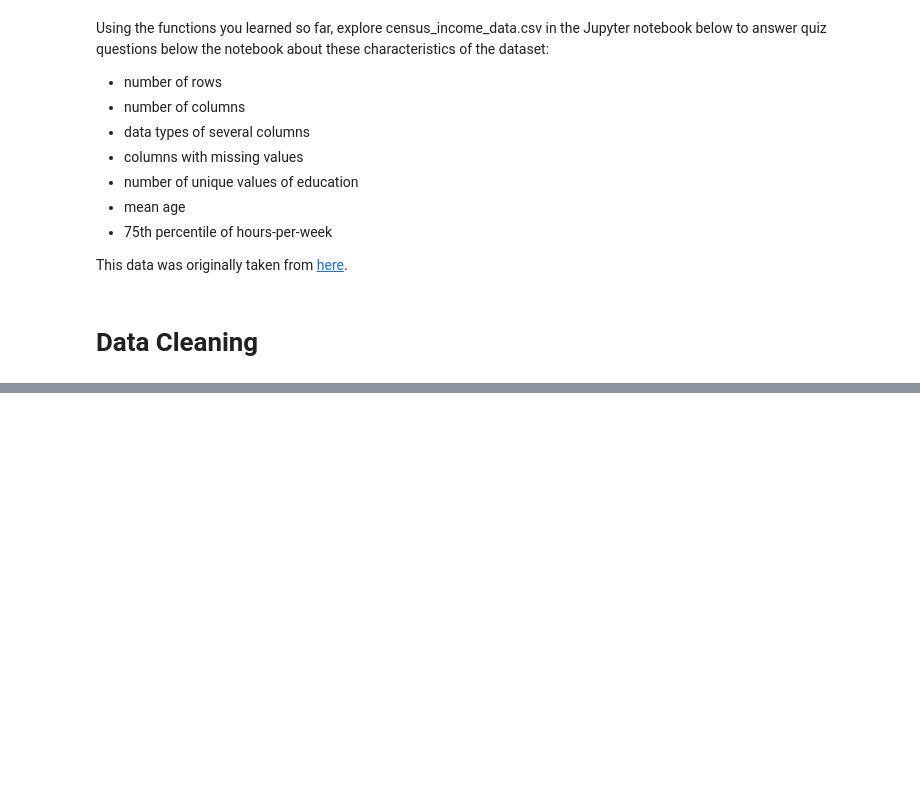
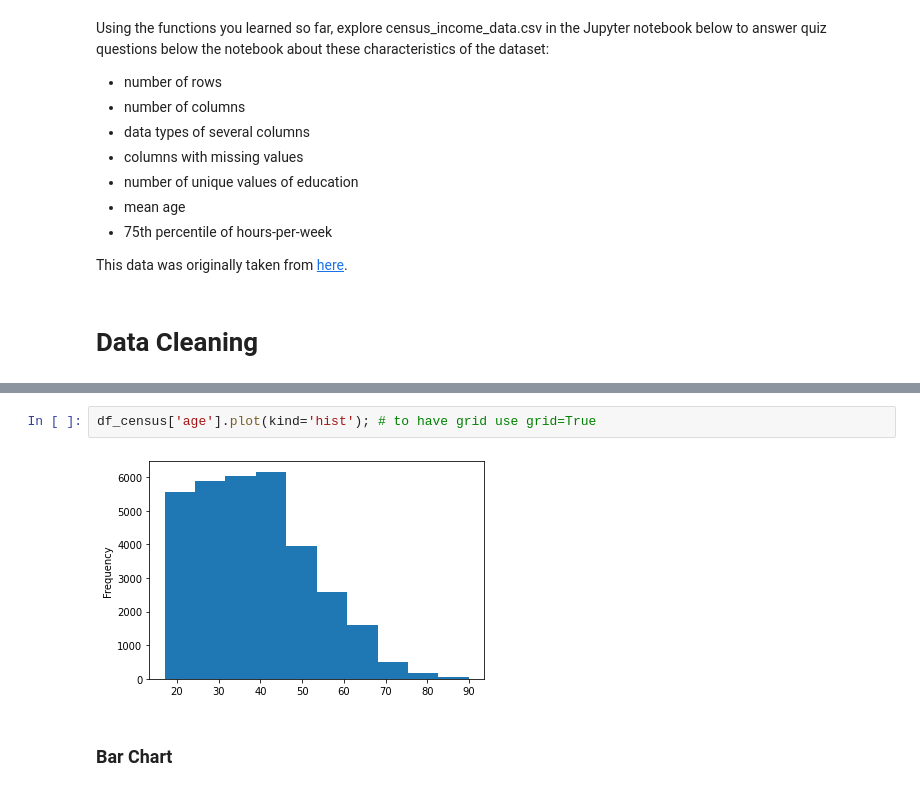
Before and after one commit to alihussainia/Data-Wrangling, a Jupyter notebook: DataWrangling.ipynb, the cells around one changed output, grey strips where cells are left out. Saved outputs shown, nothing was run; the diff lists cells and outputs as text; blank space fills up the shorter version.

```diff
--- a/DataWrangling.ipynb
+++ b/DataWrangling.ipynb
@@ -456,0 +617,6 @@ This data was originally taken from [here](https://archive.ics.uci.edu/ml/datase
+# %%
+df_census['age'].plot(kind='hist'); # to have grid use grid=True
+# %% [output]
+[figure, added]
+# %% [markdown]
+### Bar Chart
```
Also changed, not shown: parts of 79 cells of this notebook.
